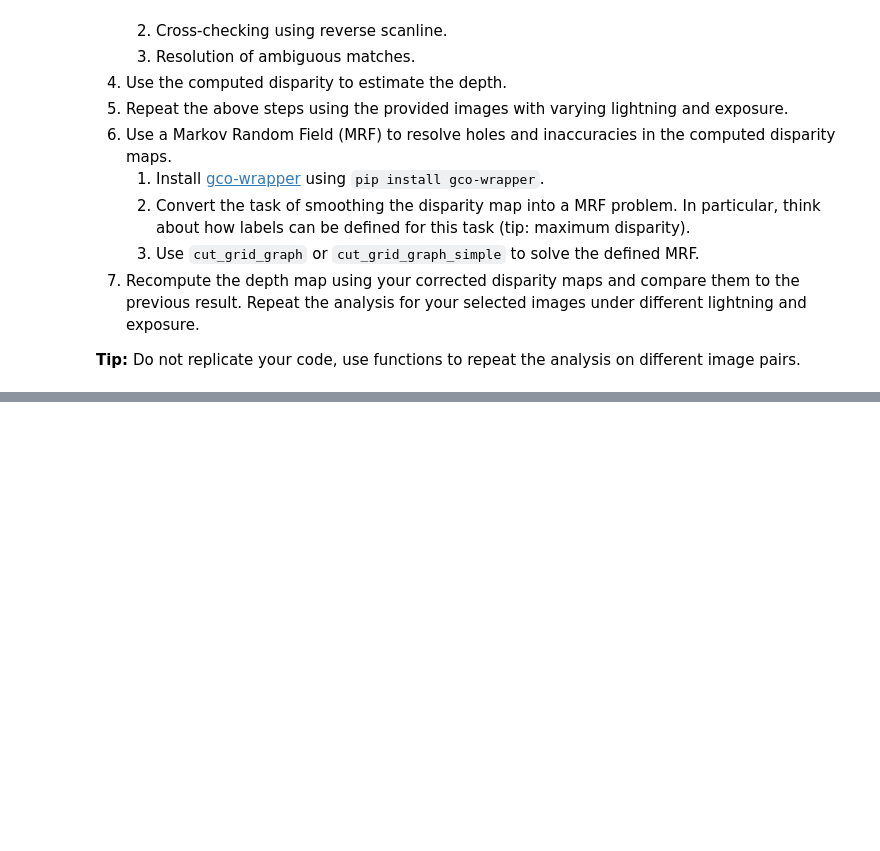
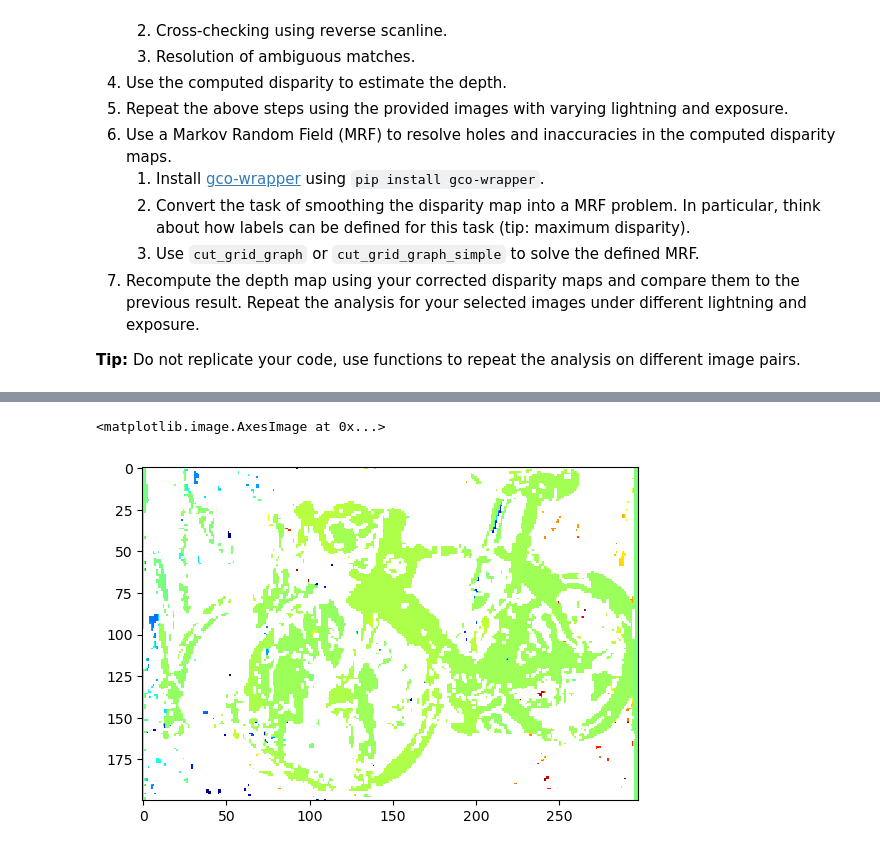
Before and after one commit to SAutum/ai-ds, a Jupyter notebook: cv/hongli/project3/project3.ipynb, the cells around one changed output, grey strips where cells are left out. Cells and saved outputs as stored; diff of their text form; code cells hidden in the pictures; blank space fills up the shorter version.

```diff
--- a/cv/hongli/project3/project3.ipynb
+++ b/cv/hongli/project3/project3.ipynb
@@ -29,0 +161,5 @@ __Tip:__ Do not replicate your code, use functions to repeat the analysis on dif
+# %%
+plt.imshow(disparity_map, cmap='jet')
+# %% [output]
+<matplotlib.image.AxesImage at 0x...>
+[figure, added]
```
Also changed, not shown: parts of 8 cells of this notebook, 15 other files.
